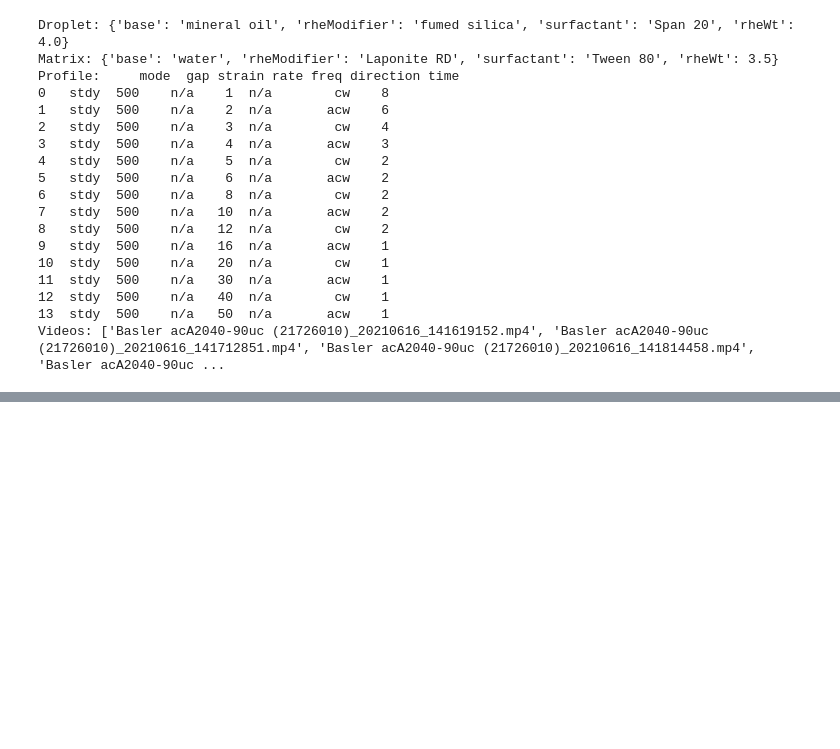
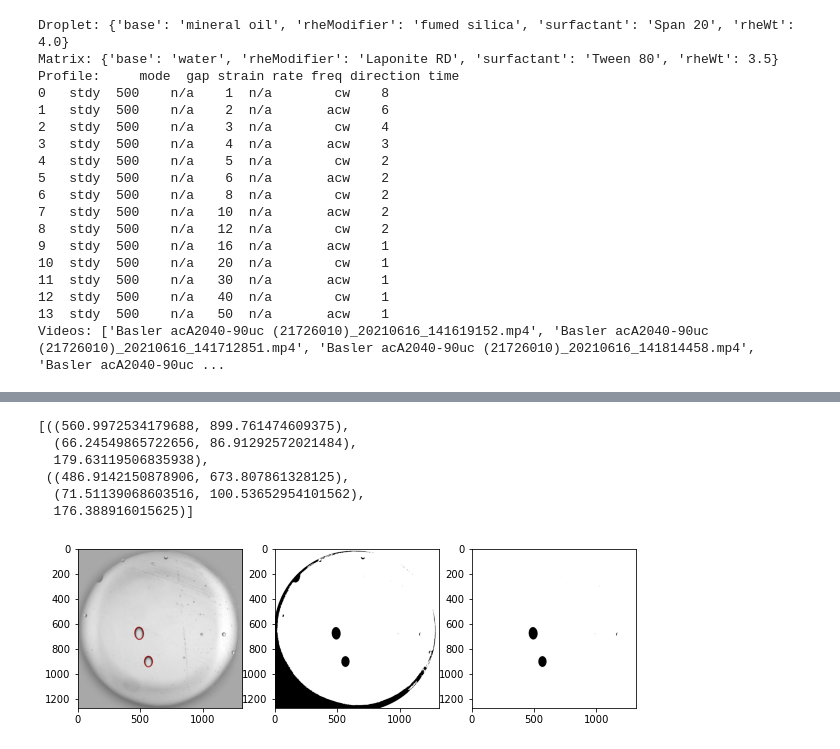
Before and after one commit to usnistgov/shearCellTensiometry, a Jupyter notebook: ipynb/fileHandling.ipynb, the cells around one changed output, grey strips where cells are left out. Saved outputs shown, nothing was run; the diff lists cells and outputs as text; code cells hidden in the pictures; blank space fills up the shorter version.

```diff
--- a/ipynb/fileHandling.ipynb
+++ b/ipynb/fileHandling.ipynb
@@ -152,0 +126,10 @@ for k in keypoints:
+# %%
+vi.detectDropletOneFrame(frameNum=1032, diag=True)
+# %% [output]
+[((560.9972534179688, 899.761474609375),
+  (66.24549865722656, 86.91292572021484),
+  179.63119506835938),
+ ((486.9142150878906, 673.807861328125),
+  (71.51139068603516, 100.53652954101562),
+  176.388916015625)]
+[figure, added]
```
Also changed, not shown: parts of 27 cells of this notebook, 4 other files.
